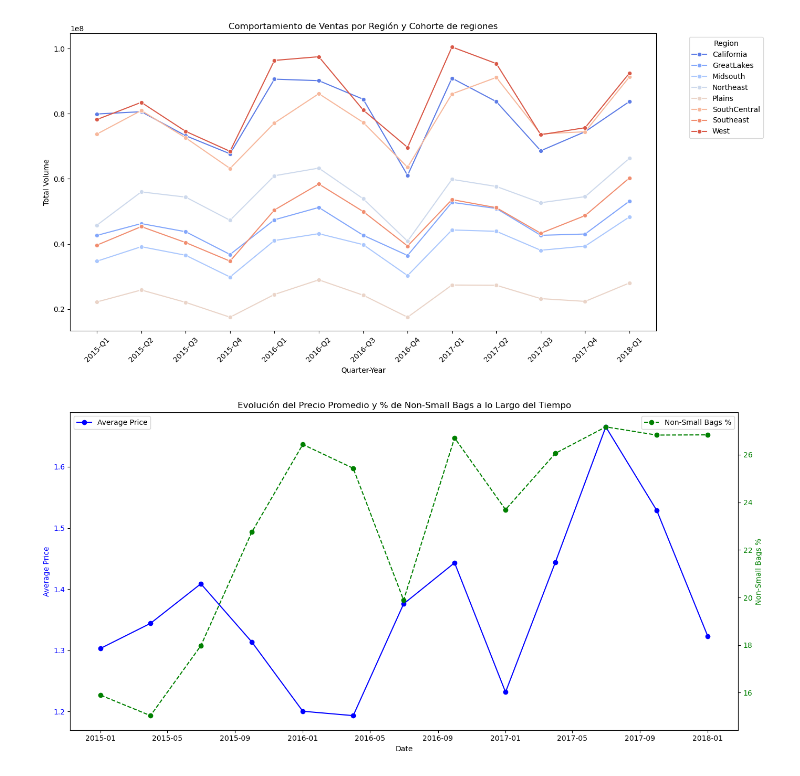
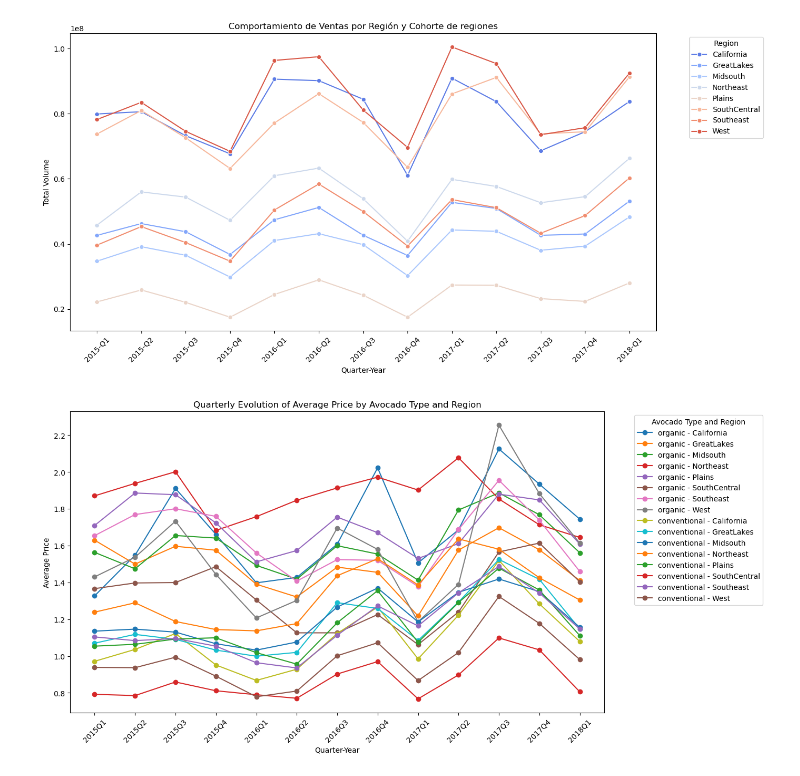
Before and after one commit to ahenao/aguacate-aljoan, a Jupyter notebook: notebooks/alejandro/4. Análisis de Cohortes.ipynb, the cells around one changed output. Saved outputs shown, nothing was run; the diff lists cells and outputs as text; code cells hidden in the pictures.

```diff
--- a/notebooks/alejandro/4. Análisis de Cohortes.ipynb
+++ b/notebooks/alejandro/4. Análisis de Cohortes.ipynb
@@ -1,13 +1,14 @@
 # %%
 import pandas as pd
 import matplotlib.pyplot as plt
+import seaborn as sns
 import sys, os
 sys.path.append('../../../aguacate-aljoan/')  # Adjust to the path where utils is located
 from utils.data import obtener_nuevo_avocado
 
 df_filtered = obtener_nuevo_avocado()
 
-df_filtered = df_filtered.loc[df_copy['region_type'] == 'GreaterRegion'].copy() #Si se quiere hacer el calculo por ciudad cambiar por city, sino GreateRegion
+df_filtered = df_filtered.loc[df_filtered['region_type'] == 'GreaterRegion'].copy() #Si se quiere hacer el calculo por ciudad cambiar por city, sino GreateRegion
 # %%
 # Overview of the DataFrame
 print(df_filtered.info())  # Column names, non-null counts, data types
@@ -88,13 +89,6 @@ plt.show()
 12      2018-Q1      1.323281  5.236323e+08
 [figure]
 # %%
-import pandas as pd
-import matplotlib.pyplot as plt
-import seaborn as sns
-
-# Asegúrate de que la columna 'Date' esté en formato datetime
-df_filtered['Date'] = pd.to_datetime(df_filtered['Date'])
-
 # Agrupar los datos por 'region' y 'Date', calculando el promedio de AveragePrice y la suma de Total Volume
 cohort_region = df_filtered.groupby(['region', pd.Grouper(key='Date', freq='QE')]).agg({
     'AveragePrice': 'mean',
@@ -191,52 +185,42 @@ plt.show()
 # %% [output]
 [figure]
 # %%
-import pandas as pd
-import matplotlib.pyplot as plt
+# Separate data by type
+organic_df = df_filtered[df_filtered['type'] == 'organic'].copy()
+conventional_df = df_filtered[df_filtered['type'] == 'conventional'].copy()
 
-# Asegúrate de que la columna 'Date' esté en formato datetime
-df_filtered['Date'] = pd.to_datetime(df_filtered['Date'])
+# Create an empty DataFrame to store the data
+price_evolution_df = pd.DataFrame()
 
-# Agrupar los datos por trimestre y calcular el promedio de precios y la suma de Total Volume
-cohort_data = df_filtered.groupby(pd.Grouper(key='Date', freq='QS')).agg({
-    'AveragePrice': 'mean',
-    'Total Volume': 'sum',
-    'Small Bags': 'sum',
-    'Large Bags': 'sum',
-    'XLarge Bags': 'sum'
-}).reset_index()
+# Process each type separately
+for df, avocado_type in [(organic_df, 'organic'), (conventional_df, 'conventional')]:
+    # Group by quarter and region, calculate the average price per quarter
+    quarterly_data = df.groupby([pd.Grouper(key='Date', freq='QS'), 'region'])['AveragePrice'].mean().reset_index()
 
-# Calcular el total de bolsas
-cohort_data['Total Bags'] = (cohort_data['Small Bags'] + cohort_data['Large Bags'] + cohort_data['XLarge Bags'])
+    # Convert the quarter to `quarter-year` in YYYY-Q# format
+    quarterly_data['quarter-year'] = quarterly_data['Date'].dt.to_period('Q').astype(str)
 
-# Calcular el porcentaje de Small bags sobre el Total Bags
-cohort_data['Small Bags %'] = (cohort_data['Small Bags'] / cohort_data['Total Bags']) * 100
+    # Add the avocado type as a column
+    quarterly_data['Type'] = avocado_type
 
-# Calcular el porcentaje de Non-Small bags
-cohort_data['Non-Small Bags %'] = 100 - cohort_data['Small Bags %']
+    # Append to price_evolution_df
+    price_evolution_df = pd.concat([price_evolution_df, quarterly_data])
 
-# Configuración para la visualización
-fig, ax1 = plt.subplots(figsize=(14, 7))
+# Plot quarterly average prices for each type and region
+plt.figure(figsize=(14, 7))
+for avocado_type in price_evolution_df['Type'].unique():
+    subset_type = price_evolution_df[price_evolution_df['Type'] == avocado_type]
+    for region in subset_type['region'].unique():
+        subset_region = subset_type[subset_type['region'] == region]
+        plt.plot(subset_region['quarter-year'], subset_region['AveragePrice'], marker='o', label=f'{avocado_type} - {region}')
 
-# Graficar la evolución del precio promedio en el primer eje y
-ax1.plot(cohort_data['Date'], cohort_data['AveragePrice'], label='Average Price', color='blue', marker='o')
-ax1.set_xlabel('Date')
-ax1.set_ylabel('Average Price', color='blue')
-ax1.tick_params(axis='y', labelcolor='blue')
-
-# Crear un segundo eje y para el porcentaje de Non-Small bags
-ax2 = ax1.twinx()
-ax2.plot(cohort_data['Date'], cohort_data['Non-Small Bags %'], label='Non-Small Bags %', color='green', marker='o', linestyle='--')
-ax2.set_ylabel('Non-Small Bags %', color='green')
-ax2.tick_params(axis='y', labelcolor='green')
-
-# Añadir título y leyendas
-plt.title('Evolución del Precio Promedio y % de Non-Small Bags a lo Largo del Tiempo')
-ax1.legend(loc='upper left')
-ax2.legend(loc='upper right')
-
-# Mostrar el gráfico
-plt.tight_layout()  # Ajustar el diseño
+# Customize plot
+plt.title('Quarterly Evolution of Average Price by Avocado Type and Region')
+plt.xlabel('Quarter-Year')
+plt.ylabel('Average Price')
+plt.xticks(rotation=45)
+plt.legend(title='Avocado Type and Region', bbox_to_anchor=(1.05, 1), loc='upper left')
+plt.tight_layout()
 plt.show()
 # %% [output]
-[figure, old version]
+[figure, new version]
```
Also changed, not shown: parts of 2 cells of this notebook.
